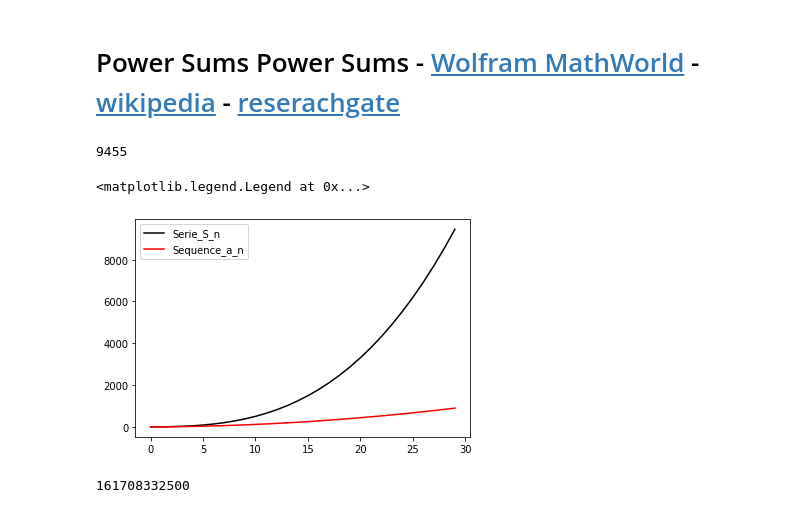
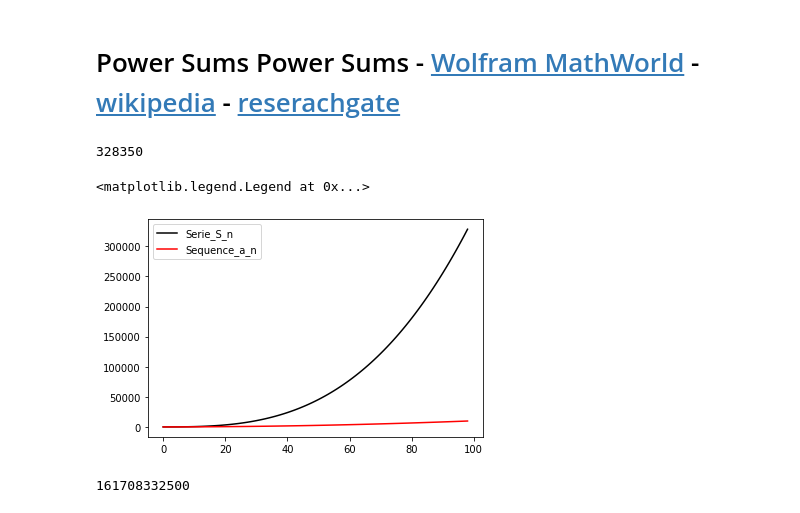
Before and after one commit to Adrian-ACI/MetNumUN2021II, a Jupyter notebook: Lab8/Grupo3ArithmeticSeriesGeometricSeriesPowerSums.ipynb, the cells around one changed output. Saved outputs shown, nothing was run; the diff lists cells and outputs as text; code cells hidden in the pictures.

```diff
--- a/Lab8/Grupo3ArithmeticSeriesGeometricSeriesPowerSums.ipynb
+++ b/Lab8/Grupo3ArithmeticSeriesGeometricSeriesPowerSums.ipynb
@@ -386,22 +386,22 @@ plt.legend()
 # %%
 S_n = 0
 Serie_S_n = []
 Sequence_a_n = []
 
-for i in range(1, 31):
+for i in range(1, 100):
     S_n += i**(2)
     Serie_S_n.append(S_n)
     Sequence_a_n.append(i**(2))
 
 print(S_n)
 
 plt.plot(Serie_S_n, color='black',label='Serie_S_n')
 plt.plot(Sequence_a_n, color='red',label='Sequence_a_n')
 plt.legend()
 # %% [output]
-9455
+328350
 <matplotlib.legend.Legend at 0x...>
-[figure, old version]
+[figure, new version]
 # %%
 S_n = 0
 Serie_S_n = []
```
